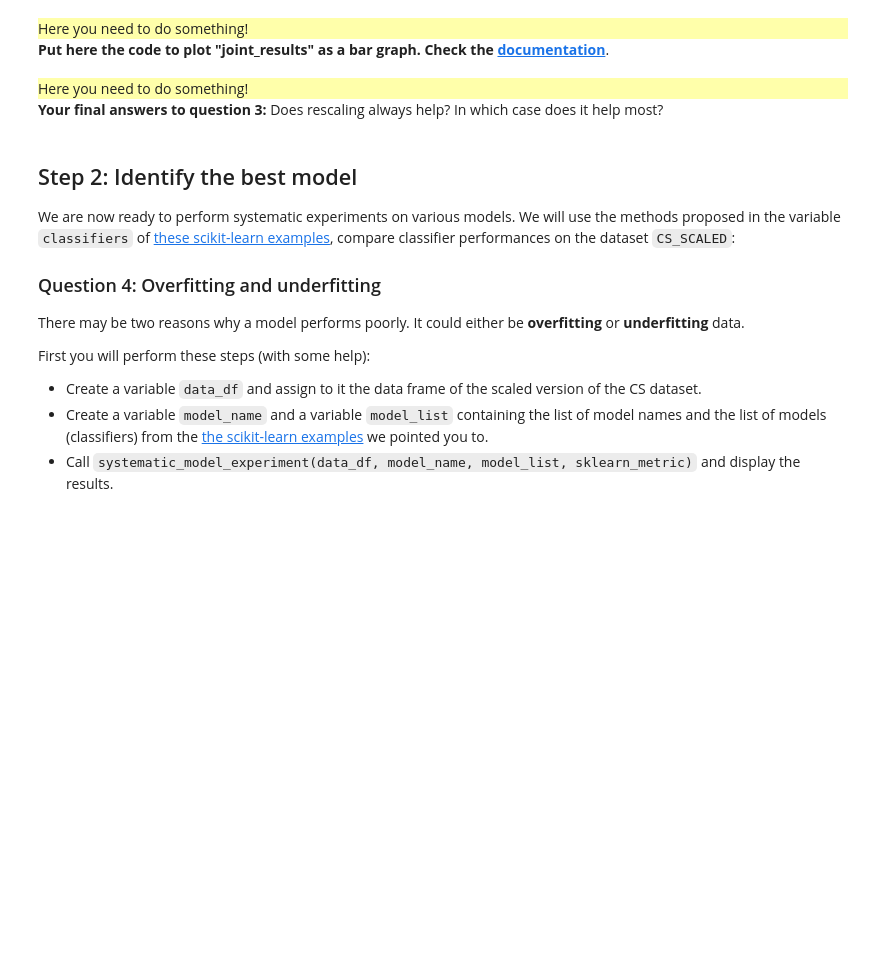
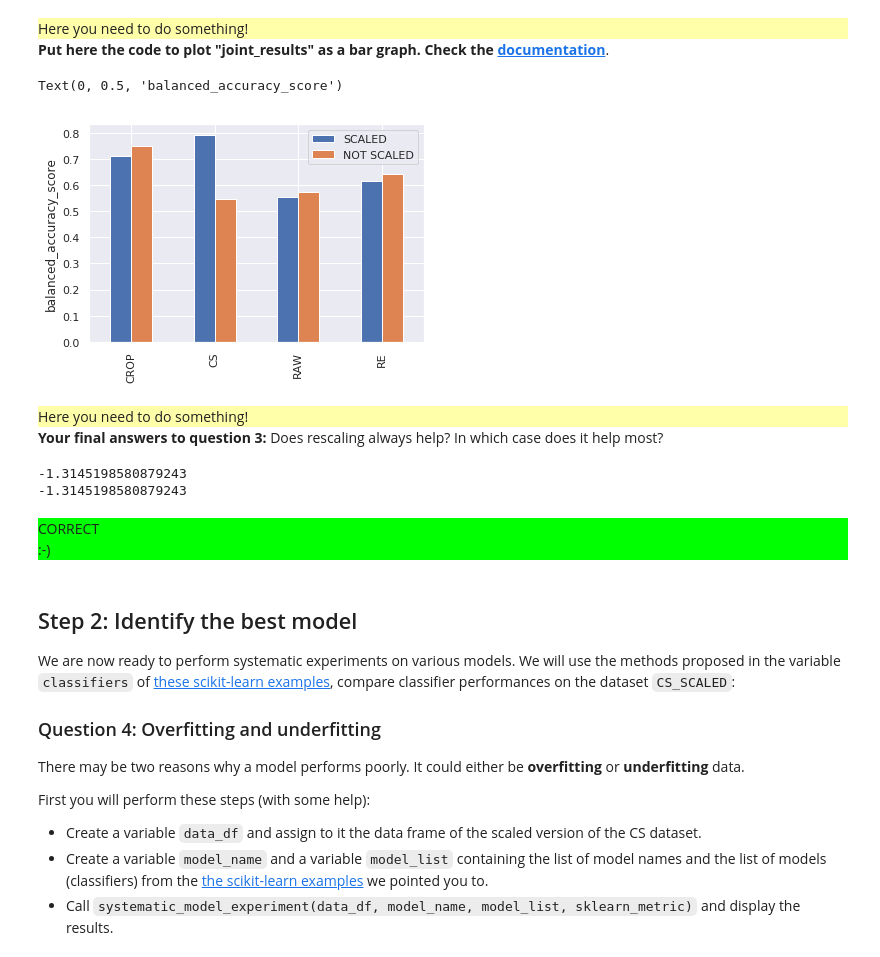
Before and after one commit to paulcatillon/info232, a Jupyter notebook: TP2/TP2.ipynb, the cells around one changed output. Drawn from its saved outputs; the diff is of its cells as text; code cells hidden in the pictures; blank space fills up the shorter version.

```diff
--- a/TP2/TP2.ipynb
+++ b/TP2/TP2.ipynb
@@ -364,8 +370,11 @@ joint_results
 </div>
 <b>Put here the code to plot "joint_results" as a bar graph. Check the <a href="Check https://pandas.pydata.org/pandas-docs/stable/reference/api/pandas.DataFrame.plot.bar.html"> documentation</a></b>.
 # %%
-joint_results.boxplot() # REPLACE THIS!
+joint_results.plot.bar()
 plt.ylabel(sklearn_metric.__name__)
+# %% [output]
+Text(0, 0.5, 'balanced_accuracy_score')
+[figure, added]
 # %% [markdown]
 <div style="background:#FFFFAA">
     Here you need to do something!
@@ -373,15 +382,31 @@ plt.ylabel(sklearn_metric.__name__)
 <b>Your final answers to question 3:</a></b> Does rescaling always help? In which case does it help most?
 # %%
 # Put your answer to question 3 here
-rescaling_always_help = 100 # 0 for false, 1 for true
-varnum_rescaling_helps_most = -1 # num of var (0-based) for which perf. improve most after rescaling
-case_num_rescaling_helps_most = -1 # num of case (0-based) for which perf. improve most after rescaling
+
+
+#Je ne suis pas sûr de comprendre ce que l'on doit rentrer dans les variables dessous (je suis perdu par
+#les abréviations, par exemple num correpond à number comme le nombre de cas où ça aide, ou bien number
+#comme l'indice du cas  où ca aide le plus ?). Selon moi, la normalisation permet dans certains cas (ici seulement
+#le cas 2 (représentation CS)) d'améliorer le score (taux de précision plus élevé sur la courbe bleue
+#que orange) donc la réponse à "does rescaling always help ?" est non donc 0, et je ne comprends pas les
+#autres "num of var" et "num of case".
+#D'après le graphique, le scaling n'est utile que dans une seule représentation, CS. Il est est donc le cas
+#où le scaling aide le plus.
+
+rescaling_always_help = 0 # 0 for false, 1 for true
+varnum_rescaling_helps_most = 1 # num of var (0-based) for which perf. improve most after rescaling
+case_num_rescaling_helps_most = 2 # num of case (0-based) for which perf. improve most after rescaling
 
 # This is the checker code, keep it
 question = 3
 answer = (p_tr+s_tr+p_te+s_te)/10
 answer += joint_results.sum().sum()/10-rescaling_always_help-case_num_rescaling_helps_most
 score += check(answer, question)
+# %% [output]
+-1.3145198580879243
+-1.3145198580879243
+CORRECT
+:-)
 # %% [markdown]
 ## Step 2: Identify the best model
 We are now ready to perform systematic experiments on various models. We will use the methods proposed in the variable `classifiers` of <a href="https://scikit-learn.org/stable/auto_examples/classification/plot_classifier_comparison.html">these scikit-learn examples</a>, compare classifier performances on the dataset `CS_SCALED`:
```
Also changed, not shown: parts of 26 cells of this notebook, 1 other file.
